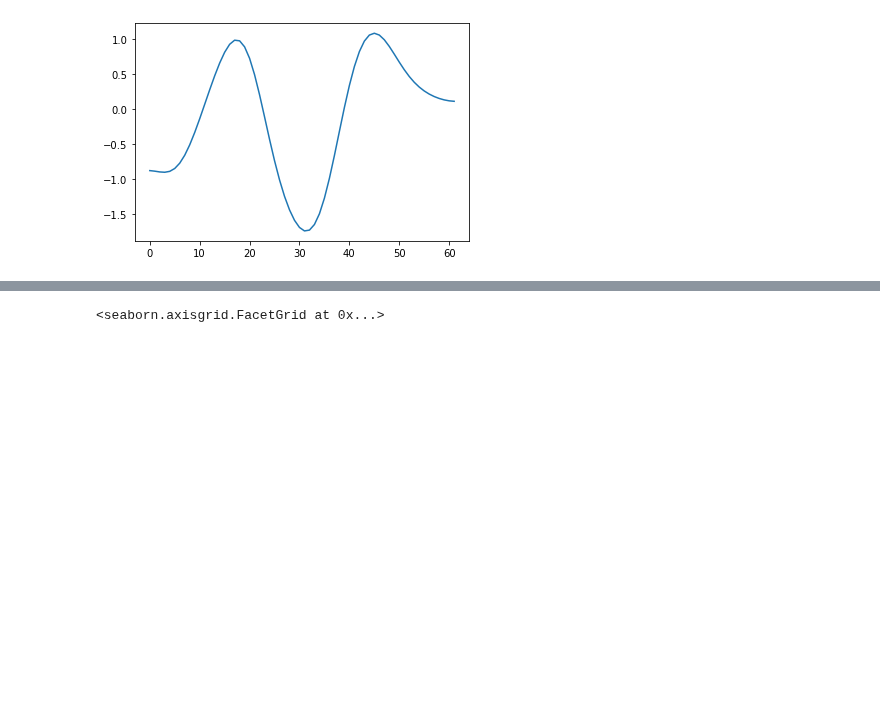
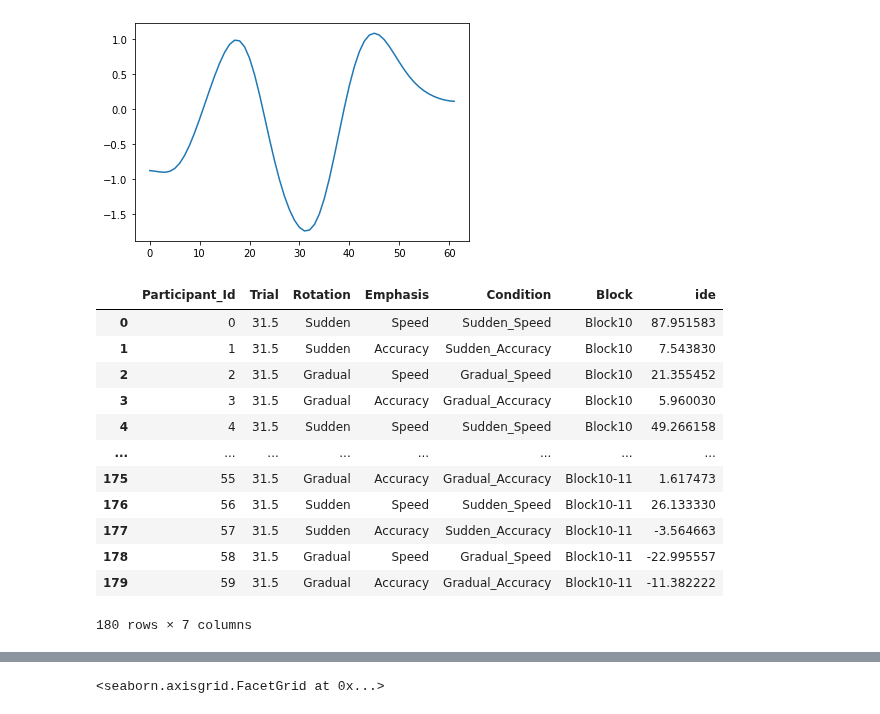
Before and after one commit to tejas-savalia/Lab-Codes, a Jupyter notebook: Psychtoolbox/Visuomotor_Adaptation_Tablet/python_scripts/analyses.ipynb, the cells around one changed output, grey strips where cells are left out. Cells and saved outputs as stored; diff of their text form; code cells hidden in the pictures; blank space fills up the shorter version.

```diff
--- a/Psychtoolbox/Visuomotor_Adaptation_Tablet/python_scripts/analyses.ipynb
+++ b/Psychtoolbox/Visuomotor_Adaptation_Tablet/python_scripts/analyses.ipynb
@@ -254,0 +260,27 @@ errors['Condition'] = errors['Rotation'] + '_' + errors['Emphasis']
+# %%
+block10_11 = pd.DataFrame({'Participant_Id': np.repeat(range(60), 64),
+                           'Trial': np.tile(np.arange(64), 60),
+                           'Block10': np.ravel(init_AUC[:, 10, :]),
+                           'Block11':np.ravel(init_AUC[:, 11, :]),
+                           'Rotation': np.tile(np.repeat(np.array(['Sudden', 'Sudden', 'Gradual', 'Gradual']), 64), 15),
+                           'Emphasis': np.tile(np.repeat(np.array(['Speed', 'Accuracy']), 64), 30),
+                          })
+block10_11['Condition'] = block10_11['Rotation'] + '_' + block10_11['Emphasis']
+block10_11['Block10-11'] = block10_11['Block10'] - block10_11['Block11']
+block10_11_blockwise = block10_11.groupby(['Participant_Id', 'Rotation', 'Emphasis', 'Condition']).mean().reset_index()
+block10_11_melt = block10_11_blockwise.melt(id_vars=['Participant_Id', 'Trial', 'Rotation', 'Emphasis', 'Condition'], var_name = 'Block', value_name = 'ide')
+block10_11_melt
+# %% [output]
+|  | Participant_Id | Trial | Rotation | Emphasis | Condition | Block | ide |
+| 0 | 0 | 31.5 | Sudden | Speed | Sudden_Speed | Block10 | 87.951583 |
+| 1 | 1 | 31.5 | Sudden | Accuracy | Sudden_Accuracy | Block10 | 7.543830 |
+| 2 | 2 | 31.5 | Gradual | Speed | Gradual_Speed | Block10 | 21.355452 |
+| 3 | 3 | 31.5 | Gradual | Accuracy | Gradual_Accuracy | Block10 | 5.960030 |
+| 4 | 4 | 31.5 | Sudden | Speed | Sudden_Speed | Block10 | 49.266158 |
+| ... | ... | ... | ... | ... | ... | ... | ... |
+| 175 | 55 | 31.5 | Gradual | Accuracy | Gradual_Accuracy | Block10-11 | 1.617473 |
+| 176 | 56 | 31.5 | Sudden | Speed | Sudden_Speed | Block10-11 | 26.133330 |
+| 177 | 57 | 31.5 | Sudden | Accuracy | Sudden_Accuracy | Block10-11 | -3.564663 |
+| 178 | 58 | 31.5 | Gradual | Speed | Gradual_Speed | Block10-11 | -22.995557 |
+| 179 | 59 | 31.5 | Gradual | Accuracy | Gradual_Accuracy | Block10-11 | -11.382222 |
+180 rows × 7 columns
```
Also changed, not shown: parts of 19 cells of this notebook, 5 other files.
